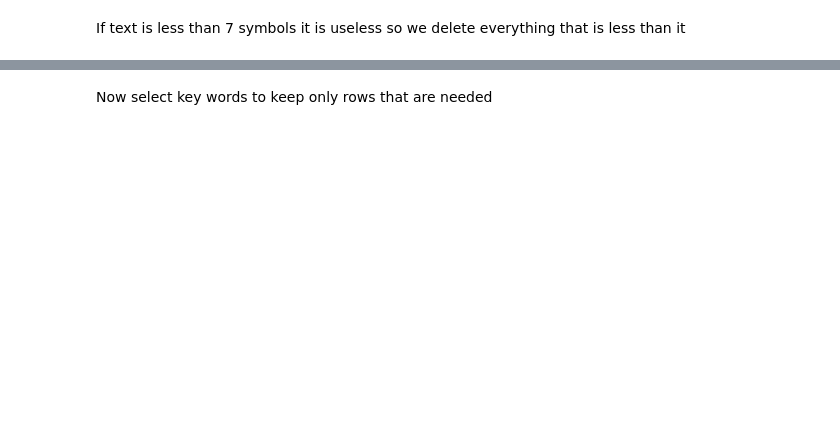
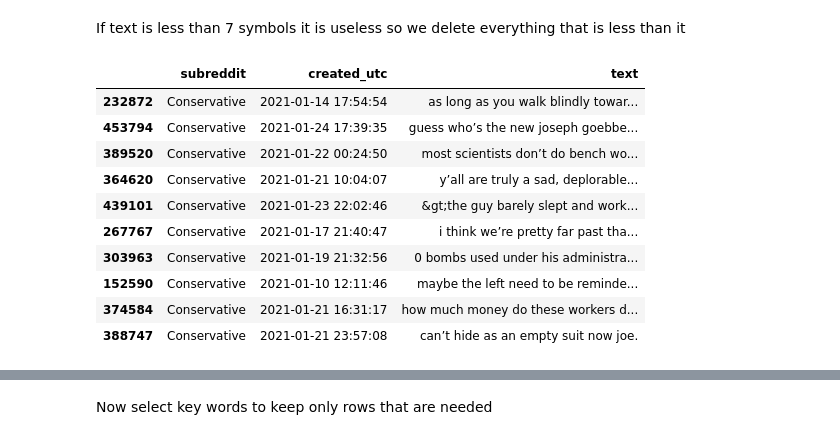
Before and after one commit to saoleksii/Trump2020_CSS_course_project, a Jupyter notebook: Trump2020_CSS_course_project.ipynb, the cells around one changed output, grey strips where cells are left out. Saved outputs shown, nothing was run; the diff lists cells and outputs as text; code cells hidden in the pictures; blank space fills up the shorter version.

```diff
--- a/Trump2020_CSS_course_project.ipynb
+++ b/Trump2020_CSS_course_project.ipynb
@@ -164,7 +188,18 @@ If text is less than 7 symbols it is useless so we delete everything that is les
 # %%
 drop_rows = chunk['text'].str.len() <= 7
 indices_to_drop = chunk.index[drop_rows]
 chunk.drop(indices_to_drop, inplace = True)
-print(chunk.sample(10))
+display(chunk.sample(10))
 print(chunk.shape)
 # %% [output]
+|  | subreddit | created_utc | text |
+| 232872 | Conservative | 2021-01-14 17:54:54 | as long as you walk blindly towar... |
+| 453794 | Conservative | 2021-01-24 17:39:35 | guess who’s the new joseph goebbe... |
+| 389520 | Conservative | 2021-01-22 00:24:50 | most scientists don’t do bench wo... |
+| 364620 | Conservative | 2021-01-21 10:04:07 | y’all are truly a sad, deplorable... |
+| 439101 | Conservative | 2021-01-23 22:02:46 | &gt;the guy barely slept and work... |
+| 267767 | Conservative | 2021-01-17 21:40:47 | i think we’re pretty far past tha... |
+| 303963 | Conservative | 2021-01-19 21:32:56 | 0 bombs used under his administra... |
+| 152590 | Conservative | 2021-01-10 12:11:46 | maybe the left need to be reminde... |
+| 374584 | Conservative | 2021-01-21 16:31:17 | how much money do these workers d... |
+| 388747 | Conservative | 2021-01-21 23:57:08 | can’t hide as an empty suit now joe. |
```
Also changed, not shown: parts of 9 cells of this notebook.
